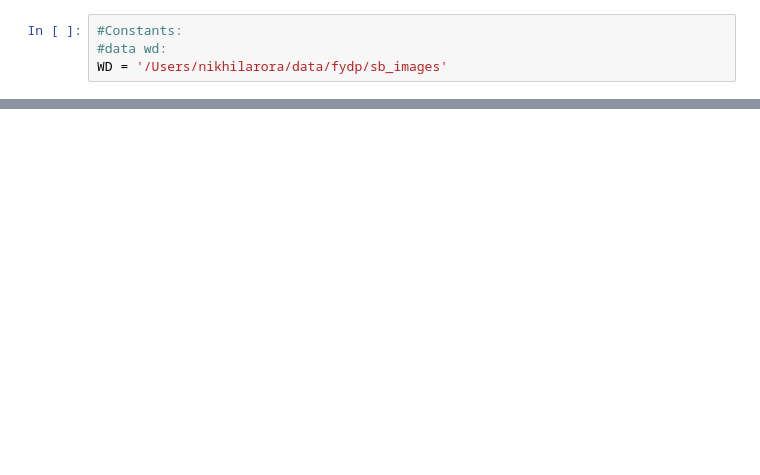
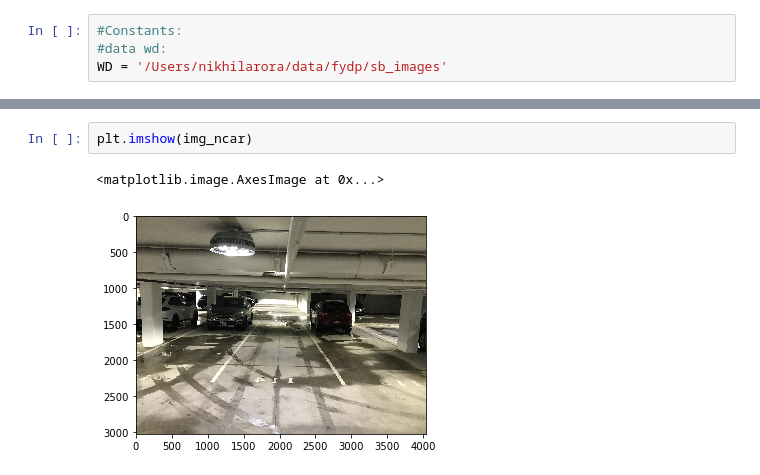
Before and after one commit to NikhilJArora/fydp-codebase, a Jupyter notebook: skimage_test_nb.ipynb, the cells around one changed output, grey strips where cells are left out. Cells and saved outputs as stored; diff of their text form; blank space fills up the shorter version.

```diff
--- a/skimage_test_nb.ipynb
+++ b/skimage_test_nb.ipynb
@@ -21,0 +48,5 @@ img_ncar = io.imread(WD + '/IMG_9769.JPG')
+# %%
+plt.imshow(img_ncar)
+# %% [output]
+<matplotlib.image.AxesImage at 0x...>
+[figure, added]
```
Also changed, not shown: parts of 19 cells of this notebook.
